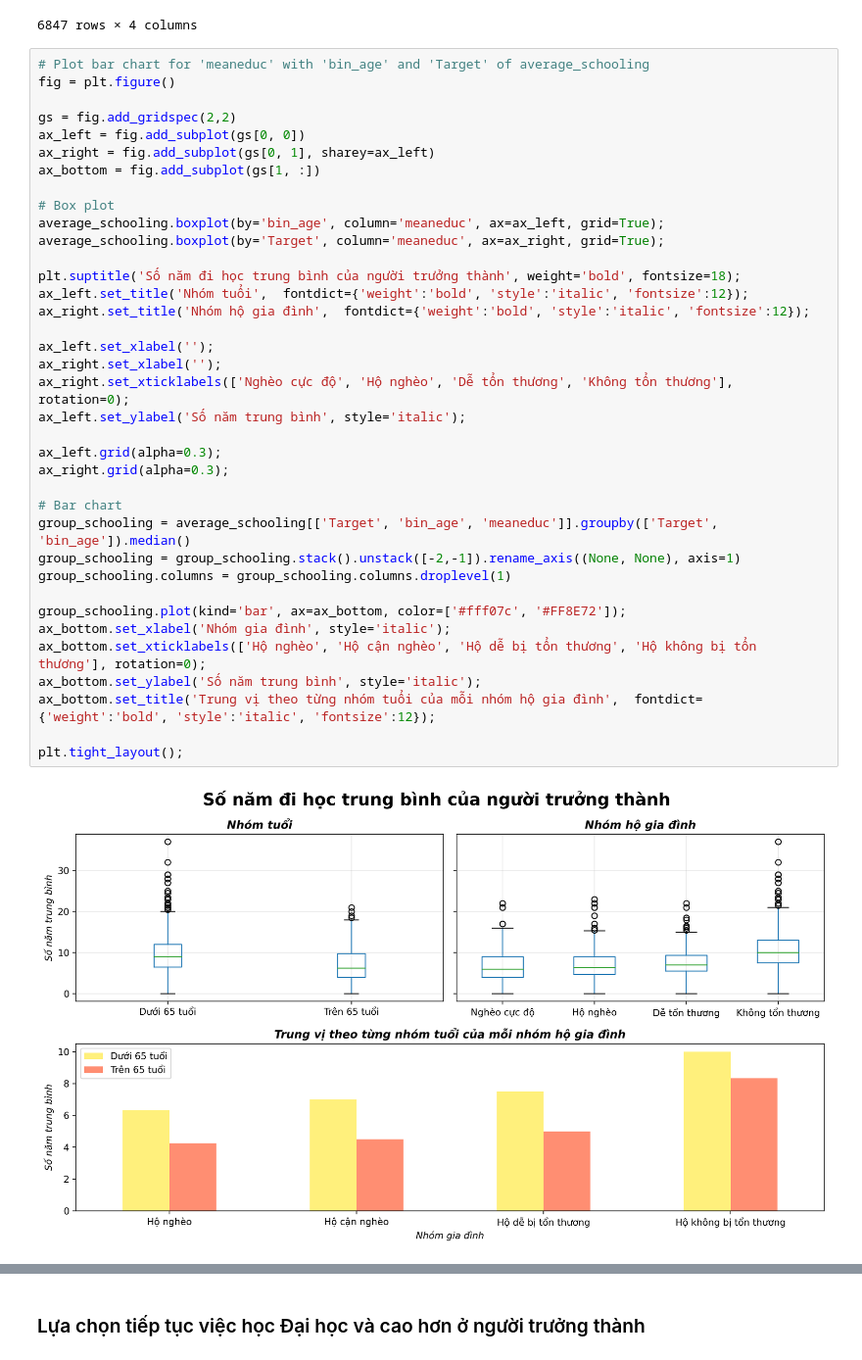
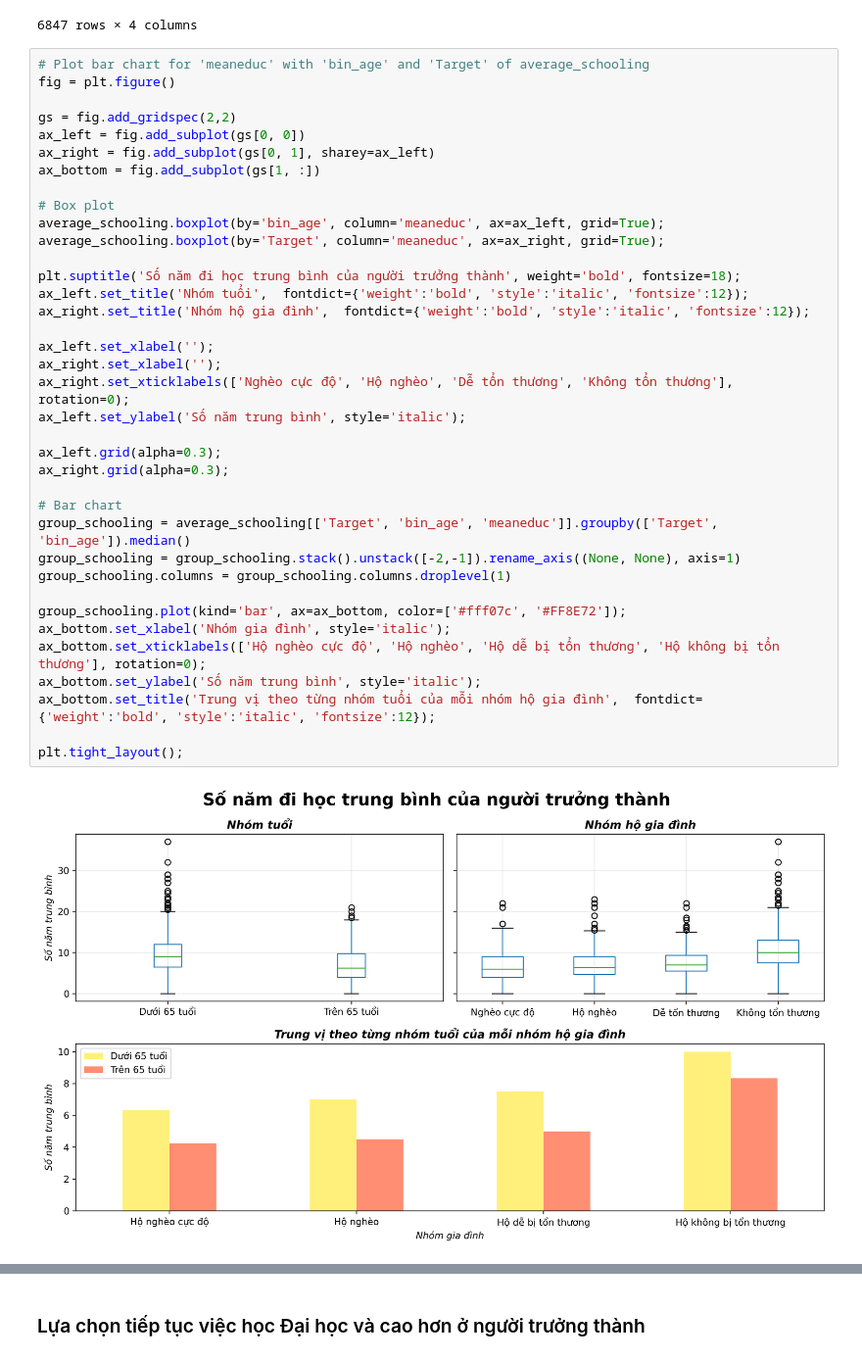
Before and after one commit to iam-Dylan/costa-rican-household, a Jupyter notebook: source/eda.ipynb, the cells around one changed output, grey strips where cells are left out. Shown at 98% size. Saved outputs shown, nothing was run; the diff lists cells and outputs as text.

```diff
--- a/source/eda.ipynb
+++ b/source/eda.ipynb
@@ -269,35 +241,35 @@ ax_right = fig.add_subplot(gs[0, 1], sharey=ax_left)
 ax_bottom = fig.add_subplot(gs[1, :])
 
 # Box plot
 average_schooling.boxplot(by='bin_age', column='meaneduc', ax=ax_left, grid=True);
 average_schooling.boxplot(by='Target', column='meaneduc', ax=ax_right, grid=True);
 
 plt.suptitle('Số năm đi học trung bình của người trưởng thành', weight='bold', fontsize=18);
 ax_left.set_title('Nhóm tuổi',  fontdict={'weight':'bold', 'style':'italic', 'fontsize':12});
 ax_right.set_title('Nhóm hộ gia đình',  fontdict={'weight':'bold', 'style':'italic', 'fontsize':12});
 
 ax_left.set_xlabel('');
 ax_right.set_xlabel('');
 ax_right.set_xticklabels(['Nghèo cực độ', 'Hộ nghèo', 'Dễ tổn thương', 'Không tổn thương'], rotation=0);
 ax_left.set_ylabel('Số năm trung bình', style='italic');
 
 ax_left.grid(alpha=0.3);
 ax_right.grid(alpha=0.3);
 
 # Bar chart
 group_schooling = average_schooling[['Target', 'bin_age', 'meaneduc']].groupby(['Target', 'bin_age']).median()
 group_schooling = group_schooling.stack().unstack([-2,-1]).rename_axis((None, None), axis=1)
 group_schooling.columns = group_schooling.columns.droplevel(1)
 
 group_schooling.plot(kind='bar', ax=ax_bottom, color=['#fff07c', '#FF8E72']);
 ax_bottom.set_xlabel('Nhóm gia đình', style='italic');
-ax_bottom.set_xticklabels(['Hộ nghèo', 'Hộ cận nghèo', 'Hộ dễ bị tổn thương', 'Hộ không bị tổn thương'], rotation=0);
+ax_bottom.set_xticklabels(['Hộ nghèo cực độ', 'Hộ nghèo', 'Hộ dễ bị tổn thương', 'Hộ không bị tổn thương'], rotation=0);
 ax_bottom.set_ylabel('Số năm trung bình', style='italic');
 ax_bottom.set_title('Trung vị theo từng nhóm tuổi của mỗi nhóm hộ gia đình',  fontdict={'weight':'bold', 'style':'italic', 'fontsize':12});
 
 plt.tight_layout();
 # %% [output]
-[figure, old version]
+[figure, new version]
 # %% [markdown]
 **Nhận xét**:
 - Từ biểu đồ ta thấy số năm đi học trung bình của từng hộ gia đình đa số từ 0 đến 20 năm.
```
Also changed, not shown: parts of 8 cells of this notebook.
